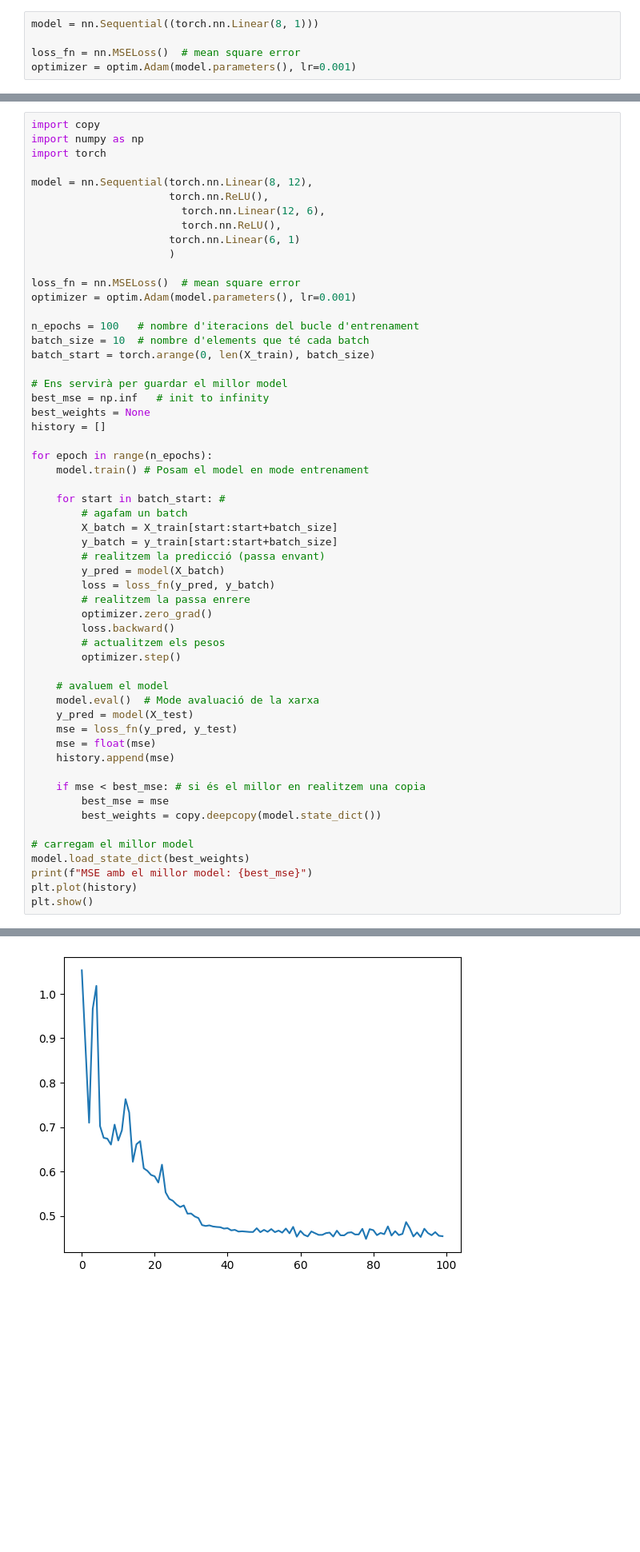
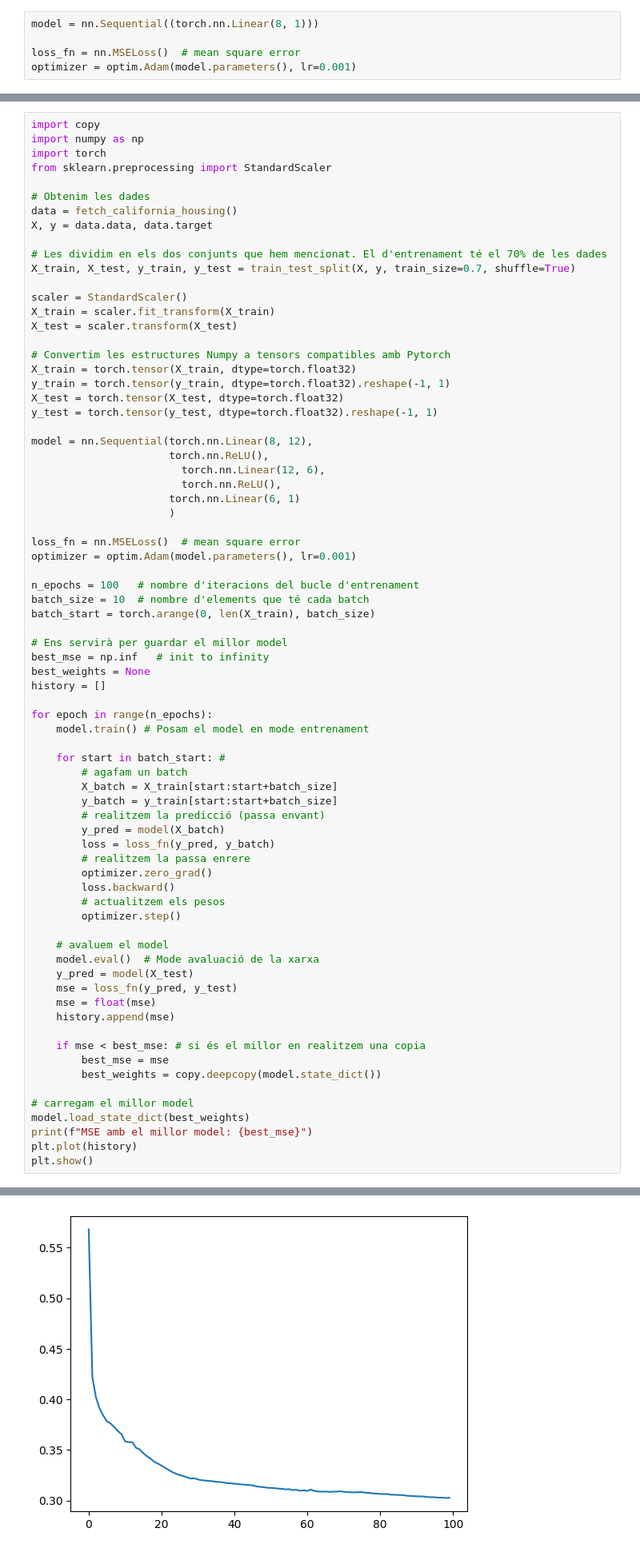
Before and after one commit to alberba/Aprendizaje-Autom-tico, a Jupyter notebook: 04_MLP_PyTorch/MLP_Tutorial2.ipynb, the cells around one changed output, grey strips where cells are left out. Shown: that part at 80% size. Saved outputs shown, nothing was run; the diff lists cells and outputs as text; blank space fills up the shorter version.

```diff
--- a/04_MLP_PyTorch/MLP_Tutorial2.ipynb
+++ b/04_MLP_PyTorch/MLP_Tutorial2.ipynb
@@ -115,6 +115,24 @@ MSE amb el millor model: 0.6153200268745422
 import copy
 import numpy as np
 import torch
+from sklearn.preprocessing import StandardScaler
+
+# Obtenim les dades
+data = fetch_california_housing()
+X, y = data.data, data.target
+
+# Les dividim en els dos conjunts que hem mencionat. El d'entrenament té el 70% de les dades
+X_train, X_test, y_train, y_test = train_test_split(X, y, train_size=0.7, shuffle=True)
+
+scaler = StandardScaler()
+X_train = scaler.fit_transform(X_train)
+X_test = scaler.transform(X_test)
+
+# Convertim les estructures Numpy a tensors compatibles amb Pytorch
+X_train = torch.tensor(X_train, dtype=torch.float32)
+y_train = torch.tensor(y_train, dtype=torch.float32).reshape(-1, 1)
+X_test = torch.tensor(X_test, dtype=torch.float32)
+y_test = torch.tensor(y_test, dtype=torch.float32).reshape(-1, 1)
 
 model = nn.Sequential(torch.nn.Linear(8, 12),
                       torch.nn.ReLU(),
@@ -172 +190 @@ MSE amb el millor model: 0.4481441378593445
-[figure, old version]
+[figure, new version]
```
Also changed, not shown: parts of 1 cell of this notebook.
